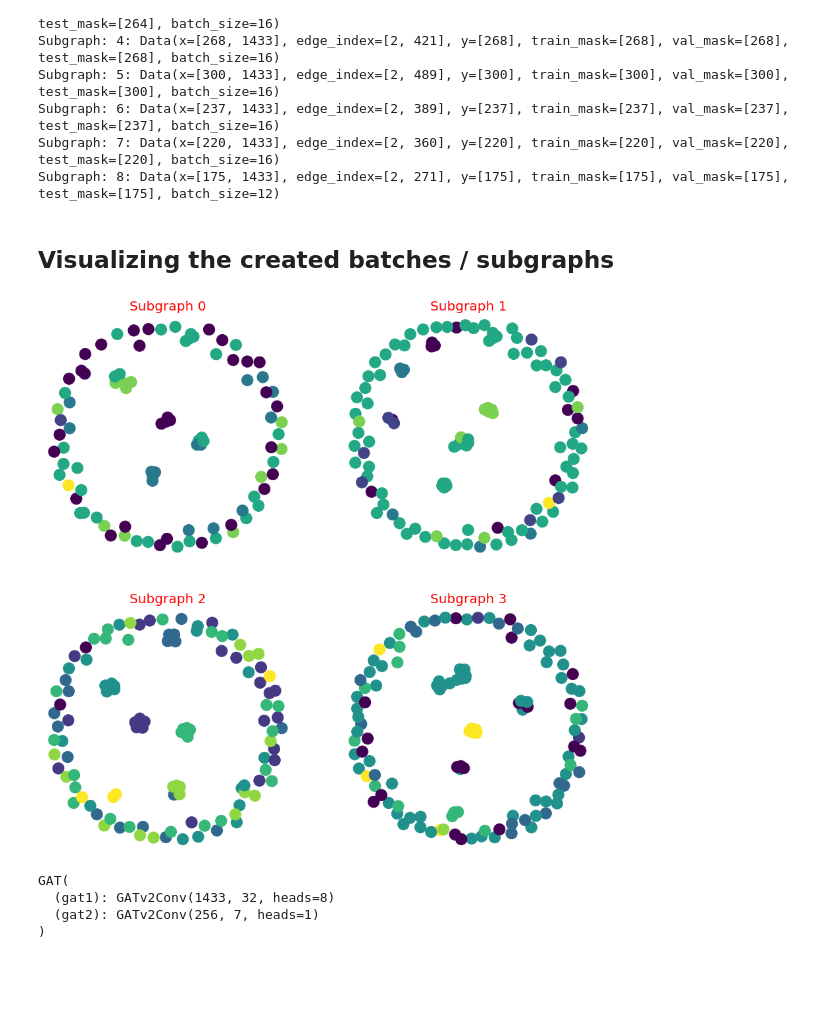
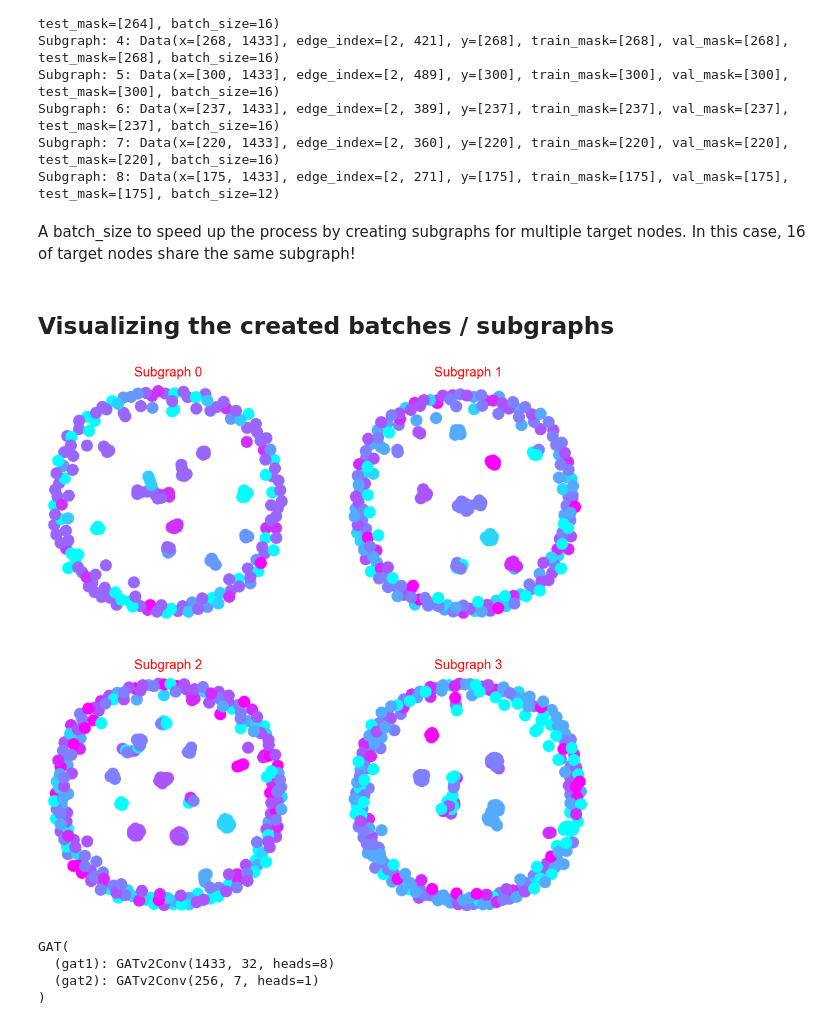
Before and after one commit to VimukthiRandika1997/Research-Project, a Jupyter notebook: Trial-01.ipynb, the cells around one changed output. Saved outputs shown, nothing was run; the diff lists cells and outputs as text; code cells hidden in the pictures; blank space fills up the shorter version.

```diff
--- a/Trial-01.ipynb
+++ b/Trial-01.ipynb
@@ -50,25 +54,27 @@ Subgraph: 5: Data(x=[300, 1433], edge_index=[2, 489], y=[300], train_mask=[300],
 Subgraph: 6: Data(x=[237, 1433], edge_index=[2, 389], y=[237], train_mask=[237], val_mask=[237], test_mask=[237], batch_size=16)
 Subgraph: 7: Data(x=[220, 1433], edge_index=[2, 360], y=[220], train_mask=[220], val_mask=[220], test_mask=[220], batch_size=16)
 Subgraph: 8: Data(x=[175, 1433], edge_index=[2, 271], y=[175], train_mask=[175], val_mask=[175], test_mask=[175], batch_size=12)
+# %% [markdown]
+A batch_size to speed up the process by creating subgraphs for multiple target nodes. In this case, 16 of target nodes share the same subgraph!
 # %% [markdown]
 ## Visualizing the created batches / subgraphs
 # %%
 import numpy as np
 import networkx as nx
 import matplotlib.pyplot as plt
 from torch_geometric.utils import to_networkx
 
 fig = plt.figure(figsize=(15, 15))
 
 for idx, (subdata, pos) in enumerate(zip(train_loader ,[221, 222, 223, 224])):
     G = to_networkx(subdata, to_undirected=True)
     ax = fig.add_subplot(pos)
     ax.set_title(f'Subgraph {idx}', fontsize=20, color='red')
     plt.axis('off')
-    nx.draw_networkx(G, pos=nx.spring_layout(G, seed=0), with_labels=False, node_color=subdata.y,)
+    nx.draw_networkx(G, pos=nx.spring_layout(G, seed=0), with_labels=False, node_color=subdata.y, cmap='cool')
 plt.show()
 # %% [output]
-[figure, old version]
+[figure, new version]
 # %%
 #Accuracy function
 def accuracy(y_pred, y_true):
```
Also changed, not shown: parts of 3 cells of this notebook, 1 other file.
